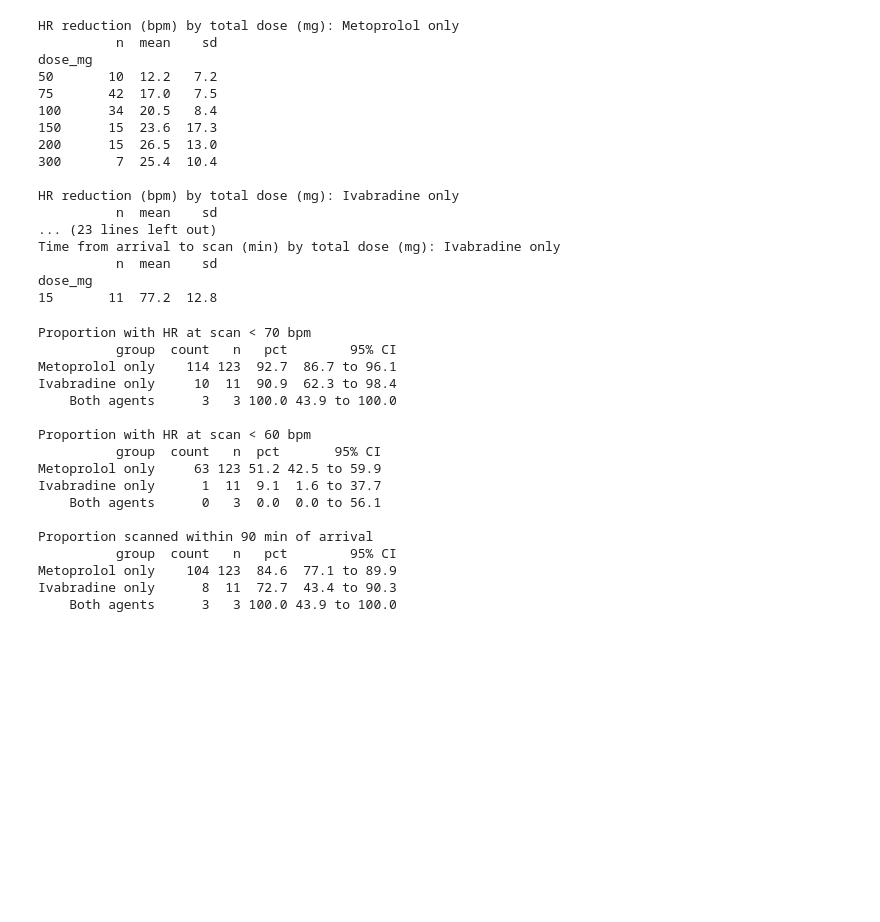
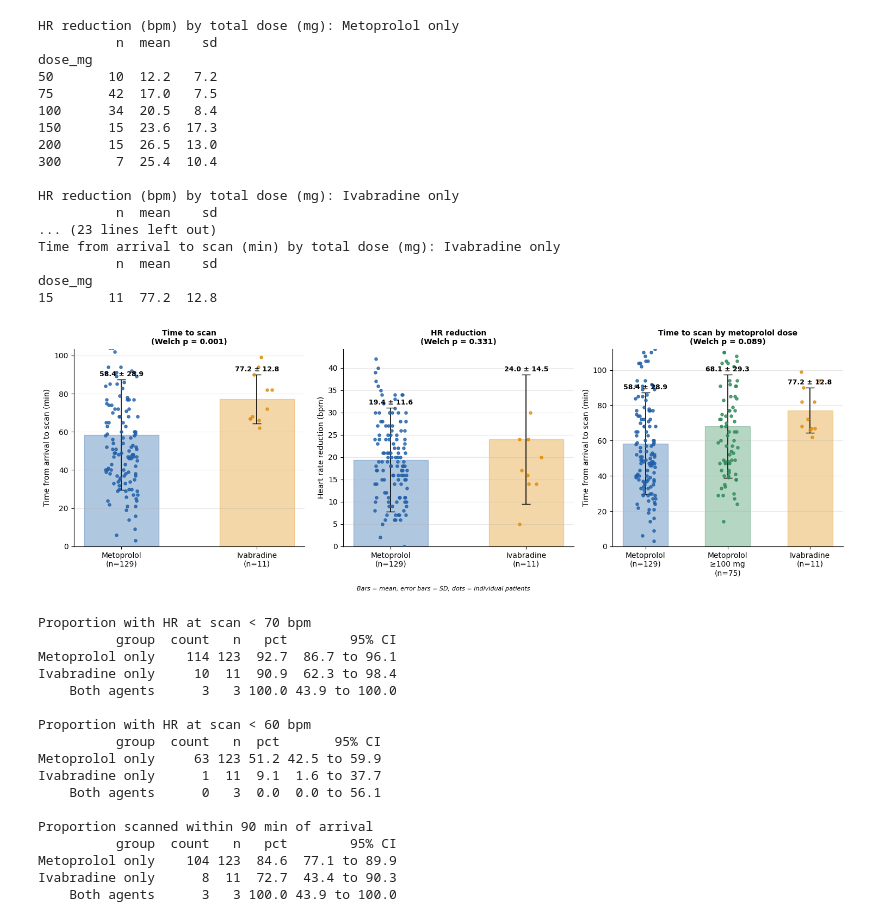
Before and after one commit to ricky-hu/ivabradine_study, a Jupyter notebook: analysis.ipynb, the cells around one changed output. Cells and saved outputs as stored; diff of their text form; code cells hidden in the pictures; blank space fills up the shorter version.

```diff
--- a/analysis.ipynb
+++ b/analysis.ipynb
@@ -127,6 +237,50 @@ Time from arrival to scan (min) by total dose (mg): Ivabradine only
           n  mean    sd
 dose_mg
 15       11  77.2  12.8
+# %%
+import numpy as np
+import matplotlib.pyplot as plt
+from scipy.stats import ttest_ind
+
+df_meto100 = df_meto[df_meto["dose_mg"] >= 100]
+C = {"Metoprolol": "#1f5fa8", "Metoprolol\n≥100 mg": "#2e8b57", "Ivabradine": "#e08e0b"}
+
+def panel(ax, col, ylabel, title, groups, test=None):
+    rng = np.random.default_rng(0)
+    vals = {k: d[col].dropna() for k, d in groups.items()}
+    ymax = max(v.mean() + v.std() for v in vals.values())
+    for i, (k, v) in enumerate(vals.items()):
+        ax.bar(i, v.mean(), width=0.55, color=C[k], alpha=0.35, edgecolor=C[k])
+        ax.errorbar(i, v.mean(), yerr=v.std(), fmt="none", ecolor="black", elinewidth=1.2, capsize=6)
+        ax.scatter(i + rng.uniform(-0.12, 0.12, len(v)), v, s=14, color=C[k], alpha=0.8, zorder=3)
+        ax.text(i, v.mean() + v.std() + 0.02 * ymax, f"{v.mean():.1f} ± {v.std():.1f}",
+                ha="center", fontweight="bold", fontsize=9)
+    if test:   # Welch p between two named groups
+        p = ttest_ind(vals[test[0]], vals[test[1]], equal_var=False).pvalue
+        title += f"\n(Welch p = {p:.3f})"
+    ax.set_title(title, fontweight="bold", fontsize=10)
+    ax.set_xticks(range(len(vals)))
+    ax.set_xticklabels([f"{k}\n(n={len(v)})" for k, v in vals.items()])
+    ax.set_ylabel(ylabel)
+    ax.set_ylim(0, ymax * 1.15)
+    ax.spines[["top", "right"]].set_visible(False)
+    ax.grid(axis="y", alpha=0.3)
+
+two   = {"Metoprolol": df_meto, "Ivabradine": df_iva}
+three = {"Metoprolol": df_meto, "Metoprolol\n≥100 mg": df_meto100, "Ivabradine": df_iva}
+
+fig, axes = plt.subplots(1, 3, figsize=(15, 5))
+panel(axes[0], "mins_to_scan", "Time from arrival to scan (min)", "Time to scan", two, ("Metoprolol", "Ivabradine"))
+panel(axes[1], "hr_reduction", "Heart rate reduction (bpm)", "HR reduction", two, ("Metoprolol", "Ivabradine"))
+panel(axes[2], "mins_to_scan", "Time from arrival to scan (min)", "Time to scan by metoprolol dose", three,
+      ("Metoprolol\n≥100 mg", "Ivabradine"))
+
+fig.text(0.5, 0.01, "Bars = mean; error bars = SD; dots = individual patients", ha="center", fontsize=8, style="italic")
+plt.tight_layout(rect=(0, 0.03, 1, 1))
+plt.savefig("meto_vs_iva_summary.png", dpi=300)
+plt.show()
+# %% [output]
+[figure, added]
 # %%
 import pandas as pd
 from statsmodels.stats.proportion import proportion_confint
```
Also changed, not shown: parts of 4 cells of this notebook, 6 other files.
